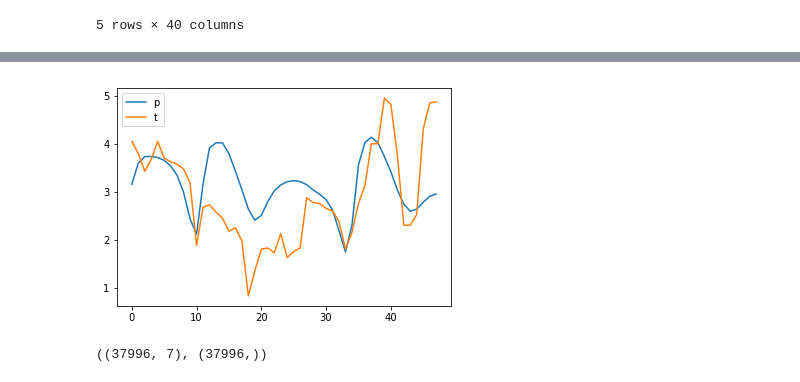
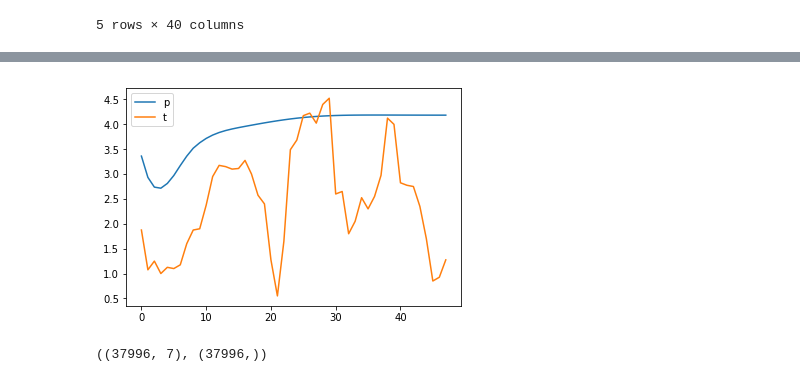
Before and after one commit to leobix/safi, a Jupyter notebook: safi_project_processing_RNN.ipynb, the cells around one changed output, grey strips where cells are left out. Drawn from its saved outputs; the diff is of its cells as text; code cells hidden in the pictures.

Commit message:
retrained model

```diff
--- a/safi_project_processing_RNN.ipynb
+++ b/safi_project_processing_RNN.ipynb
@@ -206,3 +182,5 @@ n_features = X_train.shape[2]
+# %%
+X_train2, X_test2, y_train2, y_test2, y_unscaled2, sc_X2, sc_y2 = scale_data_RNN(steps_in, steps_out, df, test_size=0.1)
 # %%
 # define model
 model = Sequential()
@@ -218,0 +193,12 @@ AttributeError: 'Sequential' object has no attribute 'clone_model'
+# %%
+model2 = Sequential()
+model2.add(LSTM(64, activation='relu', input_shape=(steps_in, n_features)))
+model.add(Dropout(0.5))
+model2.add(RepeatVector(steps_out))
+model2.add(LSTM(64, activation='relu', return_sequences=True))
+model.add(Dropout(0.5))
+model2.add(TimeDistributed(Dense(3)))#, activation='softmax')))
+opt = Adam(learning_rate=0.1)
+model2.compile(optimizer=opt, loss='mse')
+# %%
+history = model2.fit(X_train2, y_train2, epochs=50, batch_size=64, validation_data=(X_test2, y_test2), verbose=2, shuffle=True)
@@ -250,16 +255,15 @@ def get_true_y(model, X_test):
     y_hat_unscaled = y_hat_unscaled.reshape(y_hat.shape[0], y_hat.shape[1], y_hat.shape[2])
     return y_hat_unscaled
 # %%
-y_hat = get_true_y(model, X_test)
+y_hat = get_true_y(model2, X_test)
 y_hat = y_hat.transpose(0,2,1)
-y_unscaled = y_unscaled.transpose(0,2,1)
 # %%
-plt.plot(y_hat[11,0])
-plt.plot(y_unscaled[11,0])
+plt.plot(y_hat[100,0])
+plt.plot(y_unscaled[100,0])
 plt.legend('pt')
 plt.show()
 # %% [output]
-[figure, old version]
+[figure, new version]
 # %%
 #------- Previous code --------
 
```
Also changed, not shown: parts of 10 cells of this notebook.
